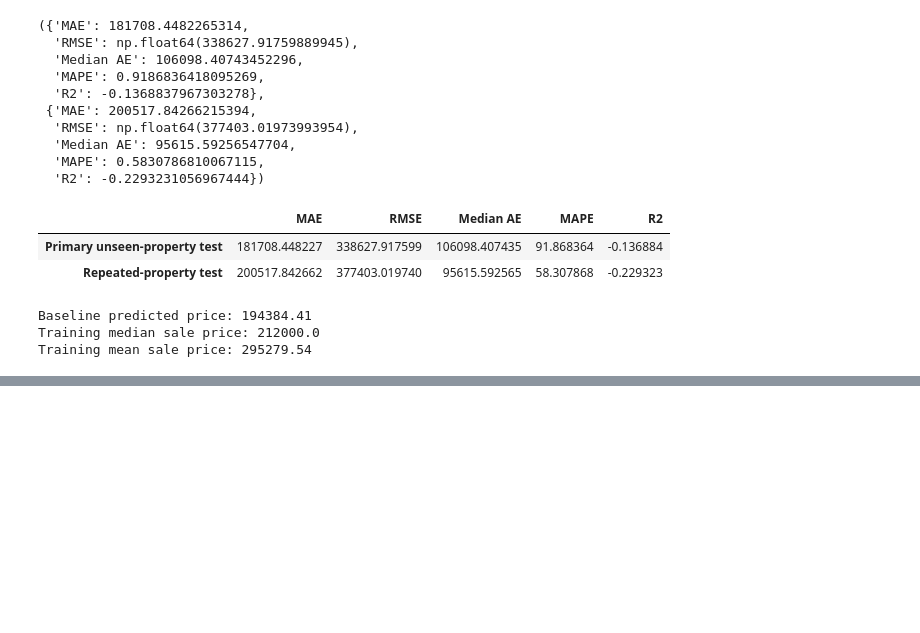
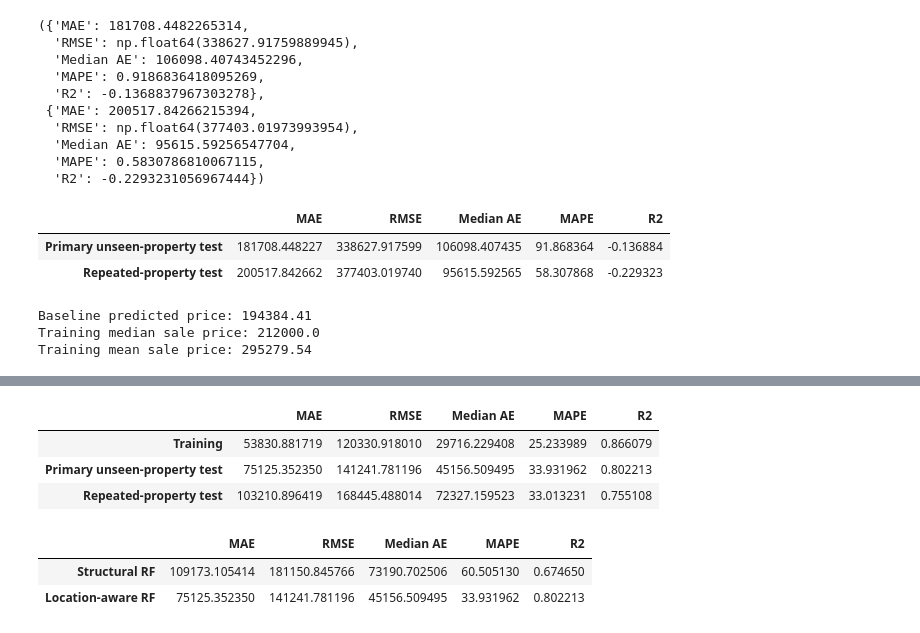
Before and after one commit to KevTJ/kj-project-portfolio, a Jupyter notebook: Projects/fair-housing-price-prediction/01_problem_data_and_fairness_framework.ipynb.ipynb, the cells around one changed output, grey strips where cells are left out. Saved outputs shown, nothing was run; the diff lists cells and outputs as text; code cells hidden in the pictures; blank space fills up the shorter version.

```diff
--- a/Projects/fair-housing-price-prediction/01_problem_data_and_fairness_framework.ipynb.ipynb
+++ b/Projects/fair-housing-price-prediction/01_problem_data_and_fairness_framework.ipynb.ipynb
@@ -2605,0 +3009,61 @@ Training mean sale price: 295279.54
+# %%
+rf_location_pred_train = np.exp(
+    rf_location_model.predict(X_train_location)
+)
+
+rf_location_pred = np.exp(
+    rf_location_model.predict(X_test_location)
+)
+
+rf_location_pred_repeated = np.exp(
+    rf_location_model.predict(X_test_repeated_location)
+)
+# %%
+rf_location_train_metrics = evaluate_price_predictions(
+    y_train,
+    rf_location_pred_train
+)
+
+rf_location_primary_metrics = evaluate_price_predictions(
+    y_test,
+    rf_location_pred
+)
+
+rf_location_repeated_metrics = evaluate_price_predictions(
+    y_test_repeated,
+    rf_location_pred_repeated
+)
+
+rf_location_results = pd.DataFrame(
+    {
+        "Training": rf_location_train_metrics,
+        "Primary unseen-property test":
+            rf_location_primary_metrics,
+        "Repeated-property test":
+            rf_location_repeated_metrics,
+    }
+).T
+
+rf_location_results["MAPE"] *= 100
+
+rf_location_results
+# %% [output]
+|  | MAE | RMSE | Median AE | MAPE | R2 |
+| Training | 53830.881719 | 120330.918010 | 29716.229408 | 25.233989 | 0.866079 |
+| Primary unseen-property test | 75125.352350 | 141241.781196 | 45156.509495 | 33.931962 | 0.802213 |
+| Repeated-property test | 103210.896419 | 168445.488014 | 72327.159523 | 33.013231 | 0.755108 |
+# %%
+structural_vs_location = pd.DataFrame(
+    {
+        "Structural RF": rf_primary_metrics,
+        "Location-aware RF": rf_location_primary_metrics,
+    }
+).T
+
+structural_vs_location["MAPE"] *= 100
+
+structural_vs_location
+# %% [output]
+|  | MAE | RMSE | Median AE | MAPE | R2 |
+| Structural RF | 109173.105414 | 181150.845766 | 73190.702506 | 60.505130 | 0.674650 |
+| Location-aware RF | 75125.352350 | 141241.781196 | 45156.509495 | 33.931962 | 0.802213 |
```
Also changed, not shown: parts of 19 cells of this notebook.
